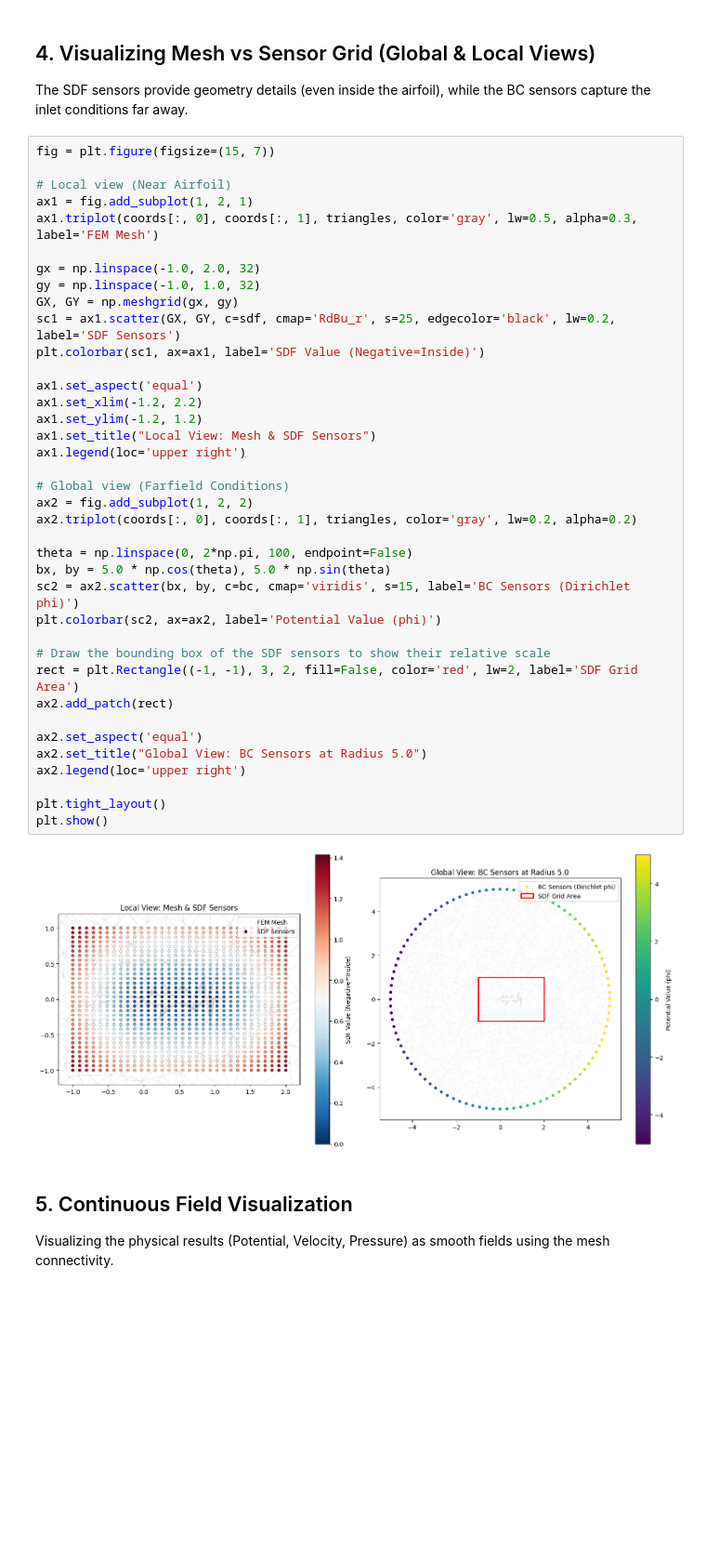
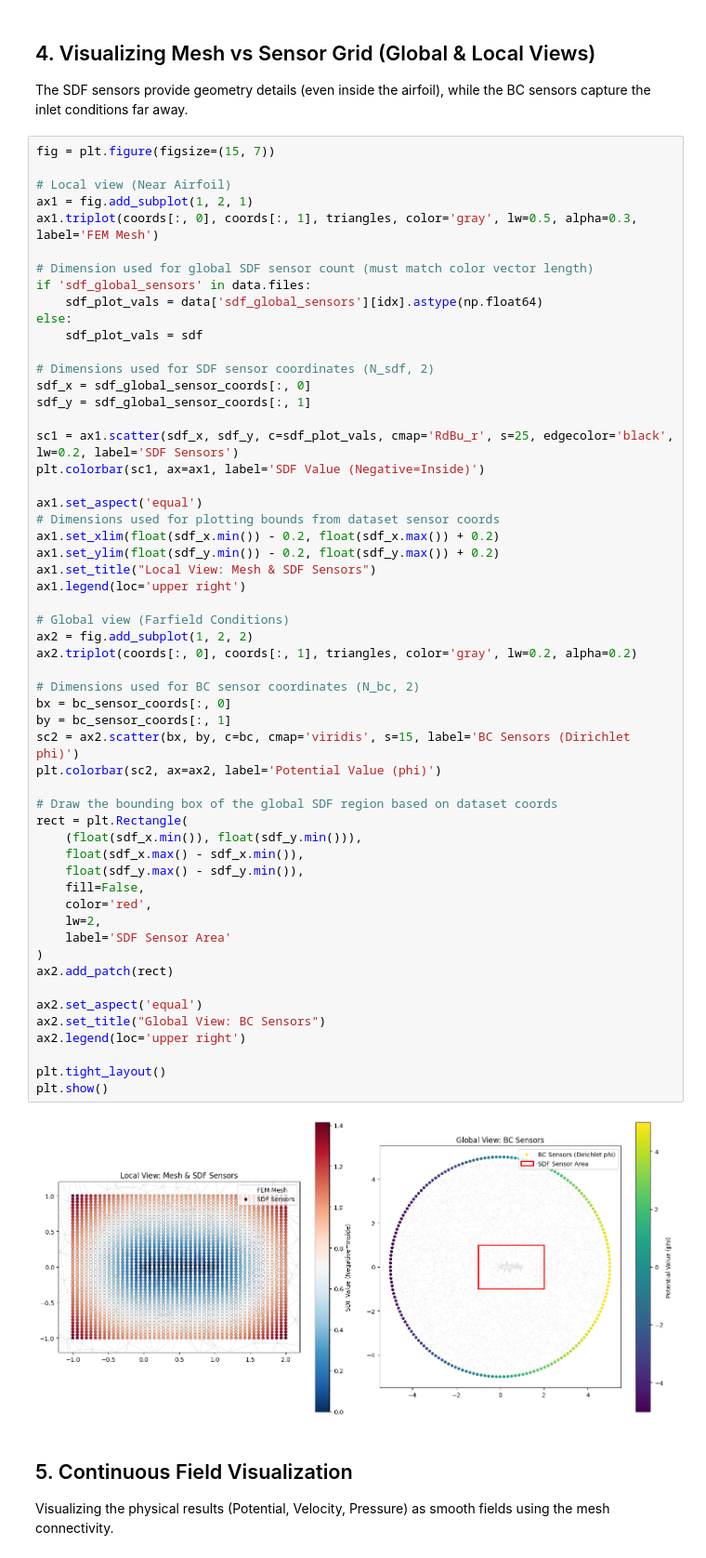
Before and after one commit to esemsc-ak2822/computational_mesh_generation, a Jupyter notebook: notebooks/explore_deeponet_data.ipynb, the cells around one changed output. Shown at 93% size. Cells and saved outputs as stored; diff of their text form; blank space fills up the shorter version.

```diff
--- a/notebooks/explore_deeponet_data.ipynb
+++ b/notebooks/explore_deeponet_data.ipynb
@@ -65,43 +113,60 @@ The SDF sensors provide geometry details (even inside the airfoil), while the BC
 # %%
 fig = plt.figure(figsize=(15, 7))
 
 # Local view (Near Airfoil)
 ax1 = fig.add_subplot(1, 2, 1)
 ax1.triplot(coords[:, 0], coords[:, 1], triangles, color='gray', lw=0.5, alpha=0.3, label='FEM Mesh')
 
-gx = np.linspace(-1.0, 2.0, 32)
-gy = np.linspace(-1.0, 1.0, 32)
-GX, GY = np.meshgrid(gx, gy)
-sc1 = ax1.scatter(GX, GY, c=sdf, cmap='RdBu_r', s=25, edgecolor='black', lw=0.2, label='SDF Sensors')
+# Dimension used for global SDF sensor count (must match color vector length)
+if 'sdf_global_sensors' in data.files:
+    sdf_plot_vals = data['sdf_global_sensors'][idx].astype(np.float64)
+else:
+    sdf_plot_vals = sdf
+
+# Dimensions used for SDF sensor coordinates (N_sdf, 2)
+sdf_x = sdf_global_sensor_coords[:, 0]
+sdf_y = sdf_global_sensor_coords[:, 1]
+
+sc1 = ax1.scatter(sdf_x, sdf_y, c=sdf_plot_vals, cmap='RdBu_r', s=25, edgecolor='black', lw=0.2, label='SDF Sensors')
 plt.colorbar(sc1, ax=ax1, label='SDF Value (Negative=Inside)')
 
 ax1.set_aspect('equal')
-ax1.set_xlim(-1.2, 2.2)
-ax1.set_ylim(-1.2, 1.2)
+# Dimensions used for plotting bounds from dataset sensor coords
+ax1.set_xlim(float(sdf_x.min()) - 0.2, float(sdf_x.max()) + 0.2)
+ax1.set_ylim(float(sdf_y.min()) - 0.2, float(sdf_y.max()) + 0.2)
 ax1.set_title("Local View: Mesh & SDF Sensors")
 ax1.legend(loc='upper right')
 
 # Global view (Farfield Conditions)
 ax2 = fig.add_subplot(1, 2, 2)
 ax2.triplot(coords[:, 0], coords[:, 1], triangles, color='gray', lw=0.2, alpha=0.2)
 
-theta = np.linspace(0, 2*np.pi, 100, endpoint=False)
-bx, by = 5.0 * np.cos(theta), 5.0 * np.sin(theta)
+# Dimensions used for BC sensor coordinates (N_bc, 2)
+bx = bc_sensor_coords[:, 0]
+by = bc_sensor_coords[:, 1]
 sc2 = ax2.scatter(bx, by, c=bc, cmap='viridis', s=15, label='BC Sensors (Dirichlet phi)')
 plt.colorbar(sc2, ax=ax2, label='Potential Value (phi)')
 
-# Draw the bounding box of the SDF sensors to show their relative scale
-rect = plt.Rectangle((-1, -1), 3, 2, fill=False, color='red', lw=2, label='SDF Grid Area')
+# Draw the bounding box of the global SDF region based on dataset coords
+rect = plt.Rectangle(
+    (float(sdf_x.min()), float(sdf_y.min())),
+    float(sdf_x.max() - sdf_x.min()),
+    float(sdf_y.max() - sdf_y.min()),
+    fill=False,
+    color='red',
+    lw=2,
+    label='SDF Sensor Area'
+)
 ax2.add_patch(rect)
 
 ax2.set_aspect('equal')
-ax2.set_title("Global View: BC Sensors at Radius 5.0")
+ax2.set_title("Global View: BC Sensors")
 ax2.legend(loc='upper right')
 
 plt.tight_layout()
 plt.show()
 # %% [output]
-[figure, old version]
+[figure, new version]
 # %% [markdown]
 ## 5. Continuous Field Visualization
 
```
Also changed, not shown: parts of 10 cells of this notebook, 5 other files.
